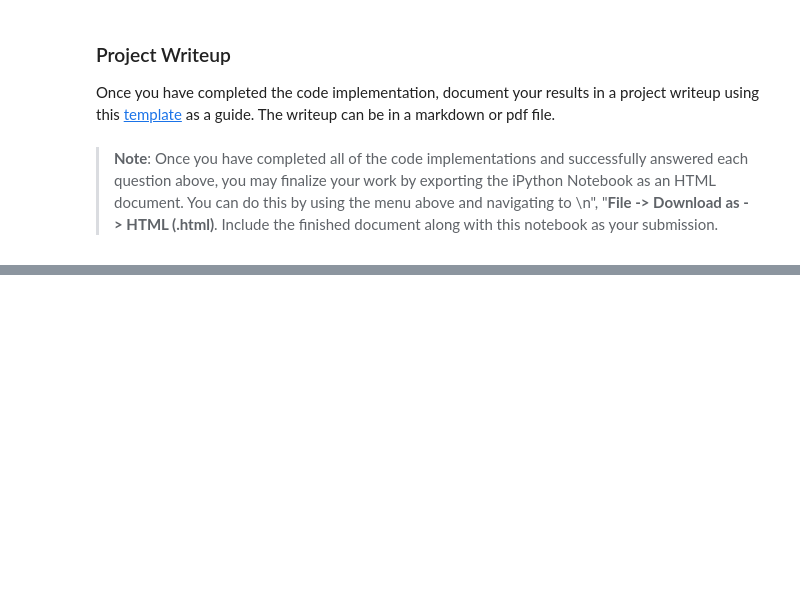
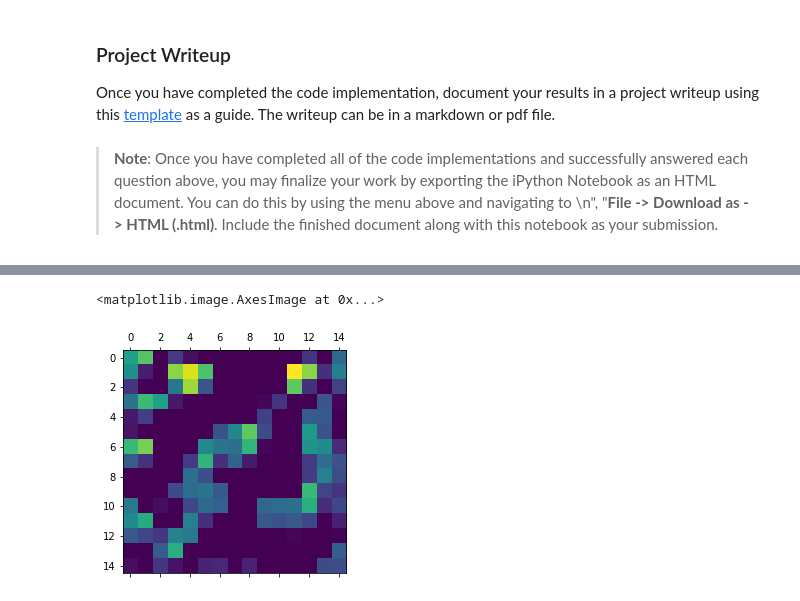
Before and after one commit to thenhz/CarND-Traffic-Sign-Classifier-Project, a Jupyter notebook: Traffic_Sign_Classifier.ipynb, the cells around one changed output, grey strips where cells are left out. Cells and saved outputs as stored; diff of their text form; code cells hidden in the pictures; blank space fills up the shorter version.

```diff
--- a/Traffic_Sign_Classifier.ipynb
+++ b/Traffic_Sign_Classifier.ipynb
@@ -815,6 +815,20 @@ def outputFeatureMap(image_input, tf_activation, activation_min=-1, activation_m
             plt.imshow(activation[0,:,:, featuremap], interpolation="nearest", vmin=activation_min, cmap="gray")
         else:
             plt.imshow(activation[0,:,:, featuremap], interpolation="nearest", cmap="gray")
+# %%
+layer_outputs = [layer.output for layer in model.layers]
+
+# Extracts the outputs of all the layers
+# Creates a model that will return these outputs, given the model input
+activation_model = Model(inputs=model.input, outputs=layer_outputs)
+
+activations = activation_model.predict(np.expand_dims(X_train[0], axis=0))
+
+first_layer_activation = activations[0]
+plt.matshow(first_layer_activation[0, :, :, 4], cmap='viridis')
+# %% [output]
+<matplotlib.image.AxesImage at 0x...>
+[figure, added]
 # %% [markdown]
 # **Traffic Sign Recognition**
 
```
Also changed, not shown: parts of 1 cell of this notebook, 1 other file.
